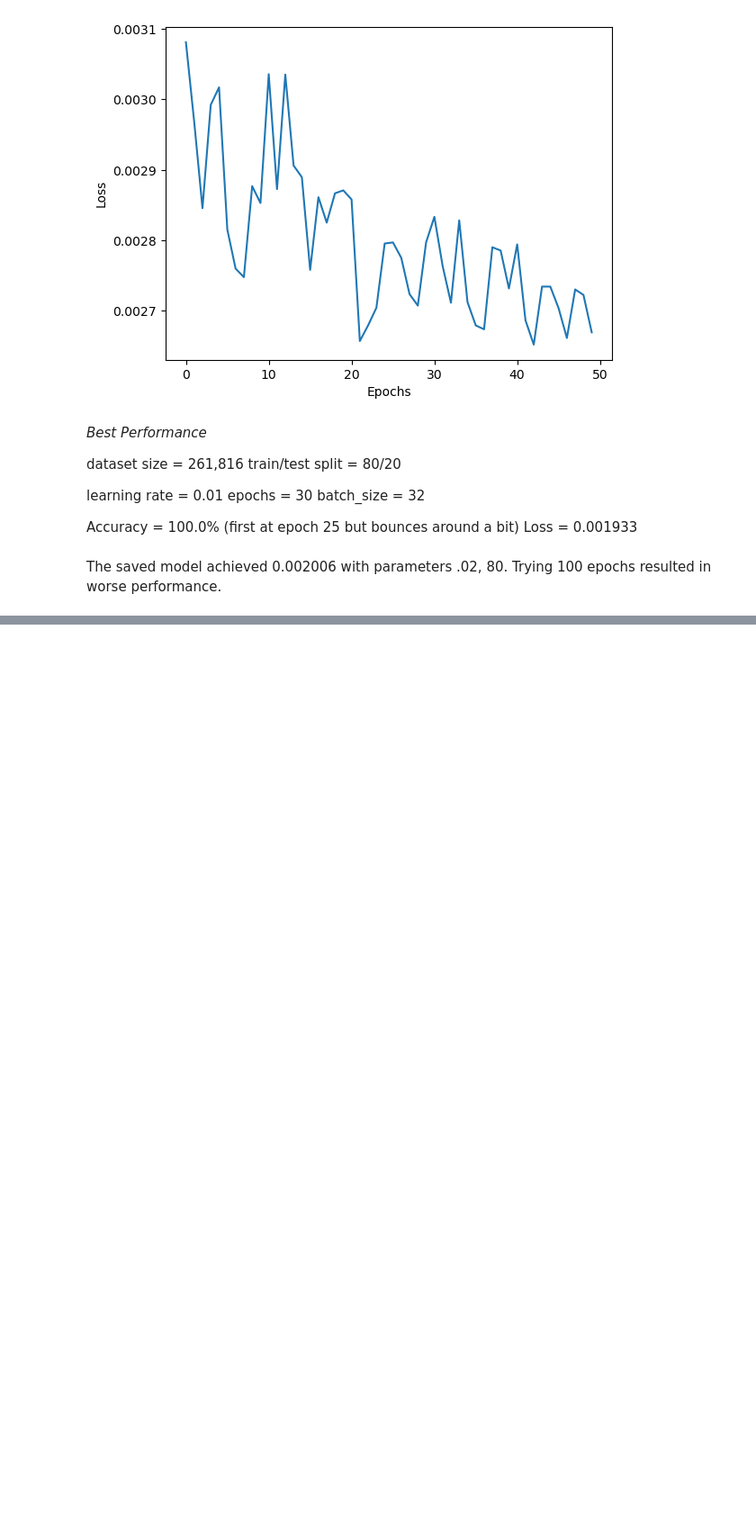
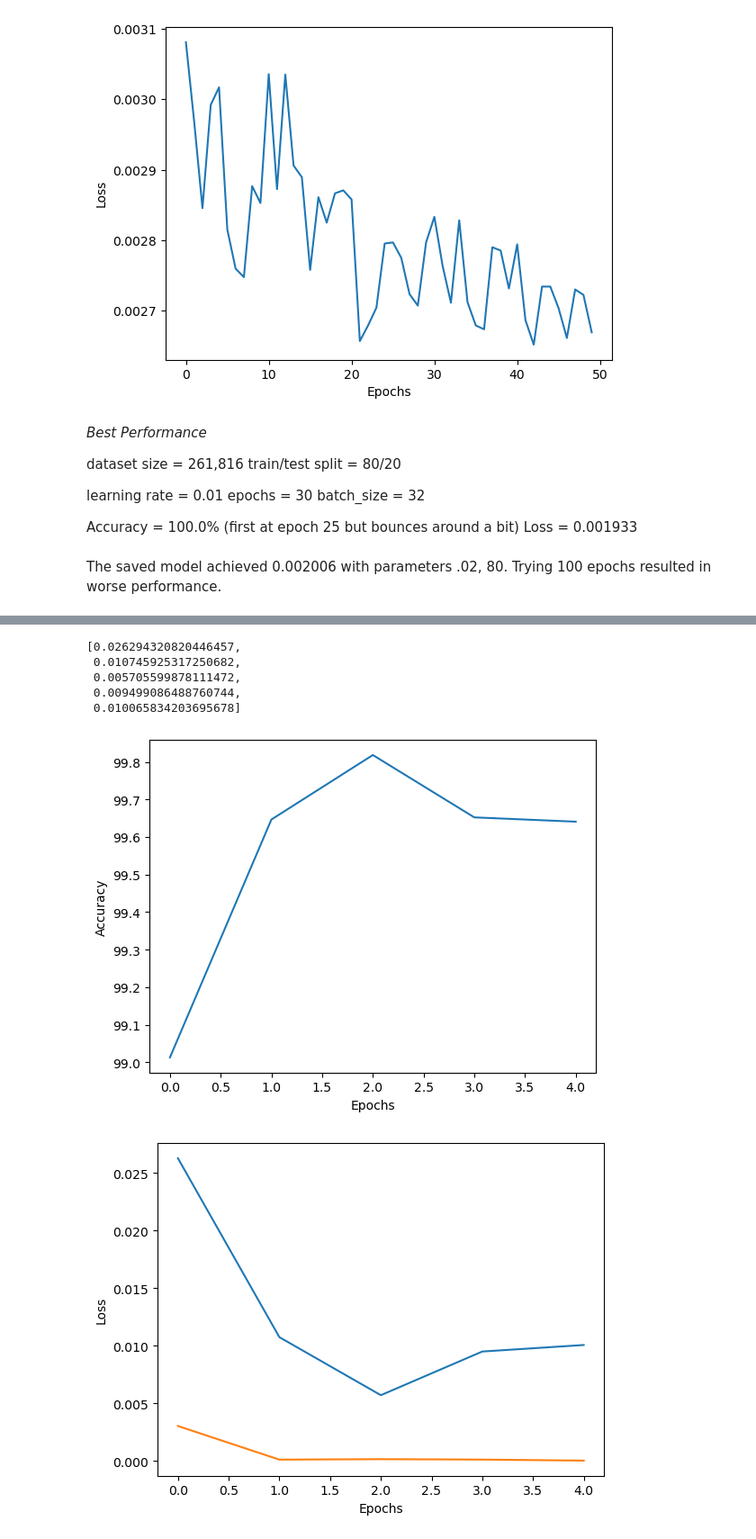
Before and after one commit to Bobsn713/blackjack, a Jupyter notebook: Imitation/hsd_ntbk.ipynb, the cells around one changed output, grey strips where cells are left out. Shown at 90% size. Drawn from its saved outputs; the diff is of its cells as text; code cells hidden in the pictures; blank space fills up the shorter version.

Commit message:
Trying hsd with a 3rd layer, and adding training set loss tracking

```diff
--- a/Imitation/hsd_ntbk.ipynb
+++ b/Imitation/hsd_ntbk.ipynb
@@ -229,0 +268,10 @@ torch.save(model, "hsd_imit_nn.pt")
+# %%
+train_losses = []
+test_losses = []
+test_accs = []
+
+for t in range(epochs):
+    print(f"Epoch {t+1}\n---------------------------")
+    train_loop(hsd_train_dataloader, hsd_model_2, loss_fn, hsd_optimizer)
+    test_loop(hsd_test_dataloader, hsd_model_2, loss_fn)
+print("Done!")
@@ -229,0 +296,22 @@ torch.save(model, "hsd_imit_nn.pt")
+# %%
+test_losses
+# %% [output]
+[0.026294320820446457,
+ 0.010745925317250682,
+ 0.005705599878111472,
+ 0.009499086488760744,
+ 0.010065834203695678]
+# %%
+plt.plot(test_accs)
+plt.xlabel('Epochs')
+plt.ylabel('Accuracy')
+plt.show()
+
+plt.plot(test_losses)
+plt.plot(train_losses)
+plt.xlabel('Epochs')
+plt.ylabel('Loss')
+plt.show()
+# %% [output]
+[figure, added]
+[figure, added]
```
Also changed, not shown: parts of 9 cells of this notebook, 2 other files.
